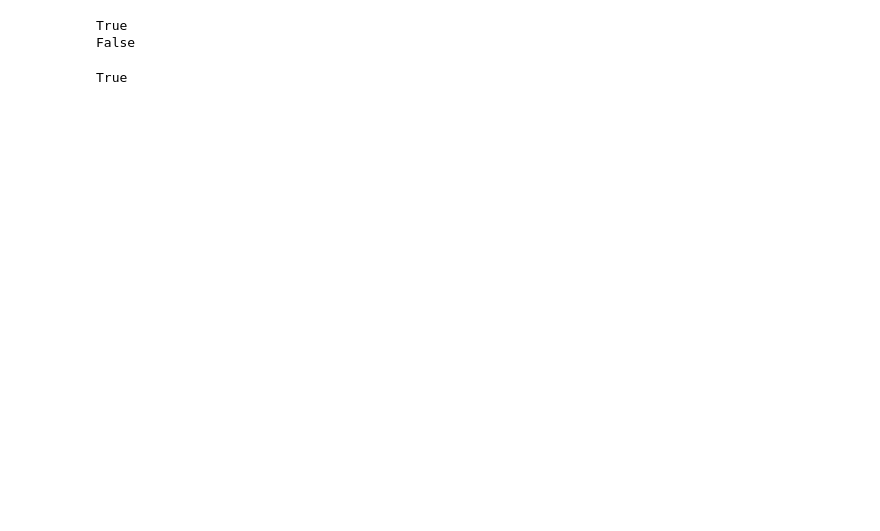
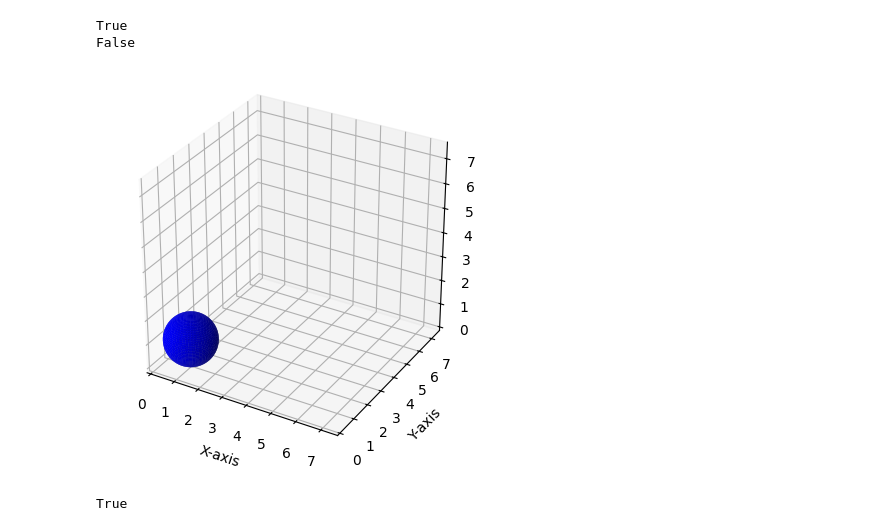
Before and after one commit to koop46/Python_Alejandro_Martinez, a Jupyter notebook: Labs/Lab3/classes.ipynb, the cells around one changed output. Cells and saved outputs as stored; diff of their text form; code cells hidden in the pictures; blank space fills up the shorter version.

```diff
--- a/Labs/Lab3/classes.ipynb
+++ b/Labs/Lab3/classes.ipynb
@@ -26,10 +34,17 @@ False
 # %%
+sphere = Sphere(x=0, y=0, z=0, radius=1)
+sphere2 = Sphere(1,3,4, radius=1)
+
+
 print(sphere.is_inside(0.2,0.2,.2))
 sphere.translate(1,1,1)
 print(sphere.is_inside(.2,.2,.2))
+
+sphere.draw_figure()
 # %% [output]
 True
 False
+[figure, added]
 # %%
 sphere == sphere2
 # %% [output]
```
Also changed, not shown: parts of 4 cells of this notebook.
